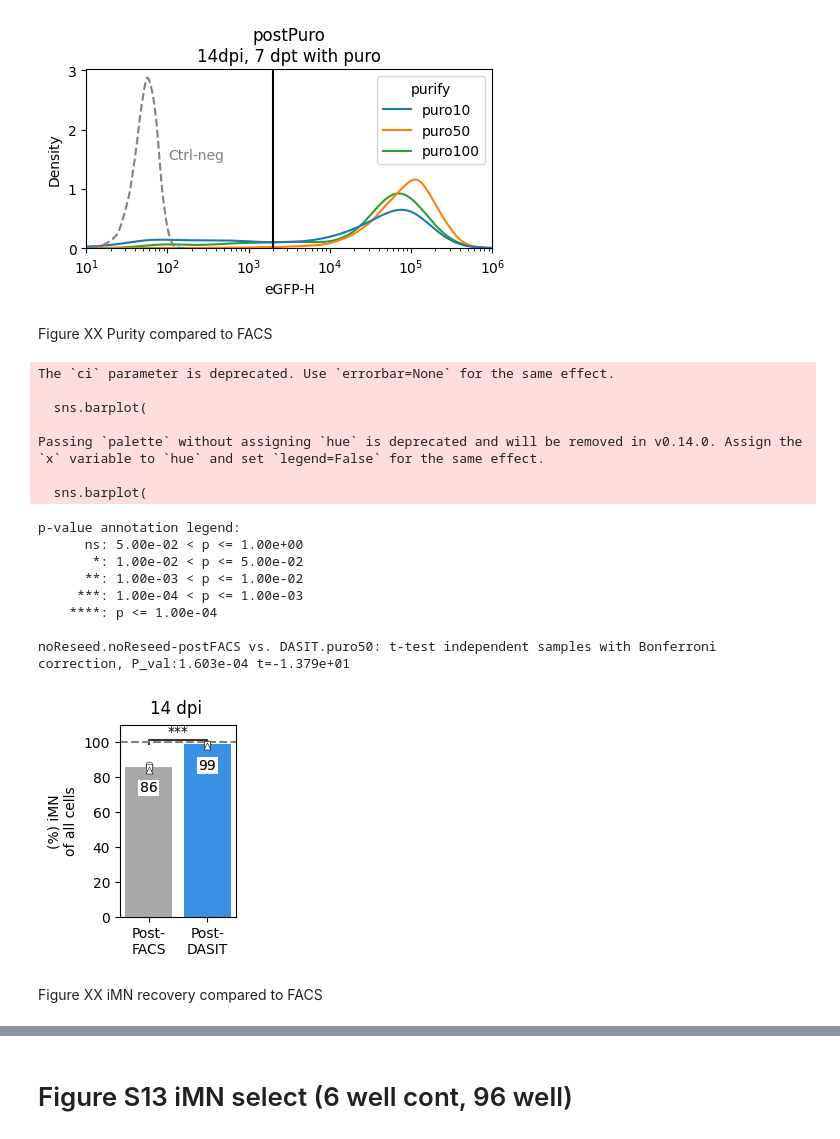
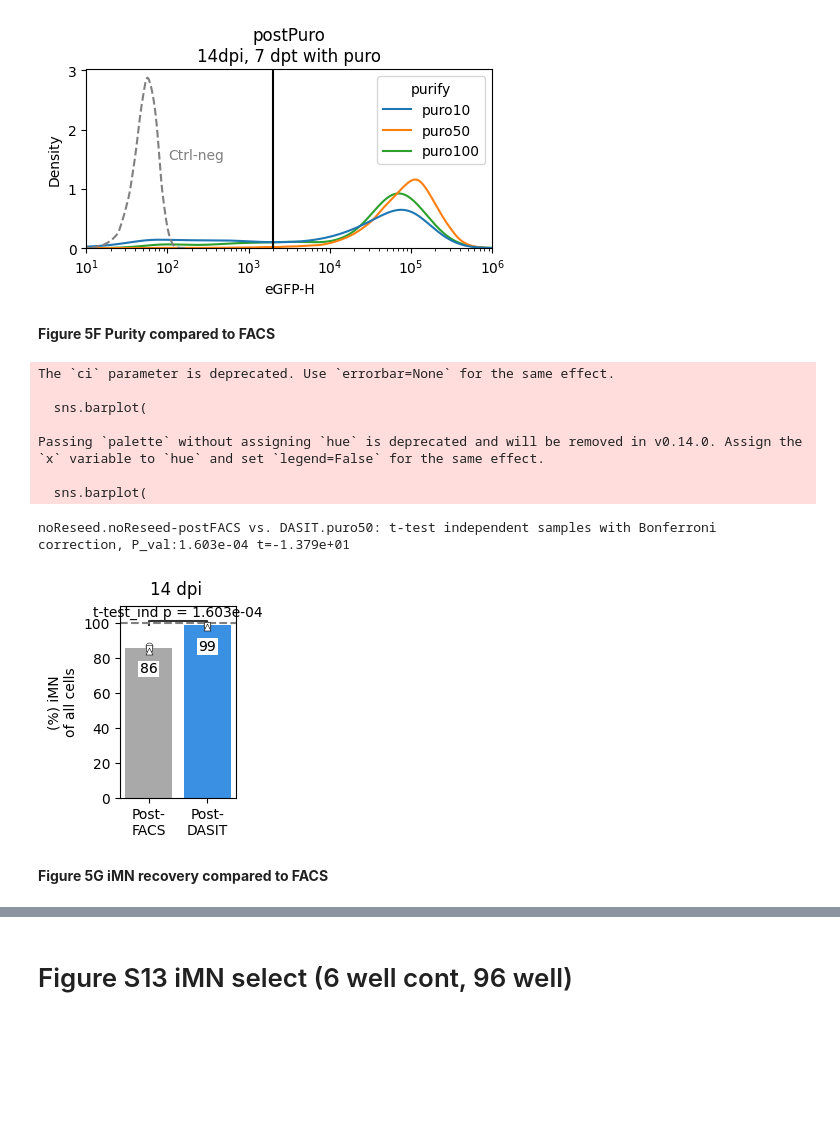
Before and after one commit to GallowayLabMIT/dasit_manuscript, a Jupyter notebook: Figure_XX_iMN/6_iMN_purify.ipynb, the cells around one changed output, grey strips where cells are left out. Drawn from its saved outputs; the diff is of its cells as text; code cells hidden in the pictures; blank space fills up the shorter version.

Commit message:
Updates with p-values

```diff
--- a/Figure_XX_iMN/6_iMN_purify.ipynb
+++ b/Figure_XX_iMN/6_iMN_purify.ipynb
@@ -872,7 +921,7 @@ data_iMN_percent_reps_NBW = (count_df_reps_NBW*100/count_df_reps_NBW.groupby([*g
 # Extract just the iMNs
 data_iMN_percent_reps_NBW = data_iMN_percent_reps_NBW.loc[(data_iMN_percent_reps_NBW['eGFP_cat'] == 'iMN')]
 # %% [markdown]
-Figure XX Purity compared to FACS
+**Figure 5F Purity compared to FACS**
 # %%
 # General plotting params
 x = 'cond.purifyCond'
@@ -918,44 +967,37 @@ ax.set_xticklabels([label_dict[l] for l in order])
 
 # Add in stats
 # Pairs for stats comp
 pairs = [('DASIT.puro50', 'noReseed.noReseed-postFACS')]
 annot = Annotator(ax=ax,
     data=df_counts_14dpi, pairs=pairs,
     x=x, y=y,
     order=order)
-annot.configure(test='t-test_ind', comparisons_correction='Bonferroni', text_format='star', loc='inside', verbose=2)
+annot.configure(test='t-test_ind', comparisons_correction='Bonferroni', text_format='full', loc='inside', verbose=2) # Change full to stars for annotated output
 annot.apply_test().annotate(line_offset_to_group=0)
 
 
 # Formatting
 ax.yaxis.set_label_text('(%) iMN\nof all cells')
 ax.xaxis.set_label_text('')
 ax.set_ylim([0, 110])
 ax.axhline(100, 0, 1, color='grey', linestyle='--')
 
 # Format
 plt.suptitle(f'14 dpi')
 plottitle = f'Figure_5F_iMN_bar_purity_POST.svg'
 plt.savefig(rd.outfile(output_path/plottitle),bbox_inches='tight')
 # %% [output]
 The `ci` parameter is deprecated. Use `errorbar=None` for the same effect.
 
   sns.barplot(
 
 Passing `palette` without assigning `hue` is deprecated and will be removed in v0.14.0. Assign the `x` variable to `hue` and set `legend=False` for the same effect.
 
   sns.barplot(
-p-value annotation legend:
-      ns: 5.00e-02 < p <= 1.00e+00
-       *: 1.00e-02 < p <= 5.00e-02
-      **: 1.00e-03 < p <= 1.00e-02
-     ***: 1.00e-04 < p <= 1.00e-03
-    ****: p <= 1.00e-04
-
 noReseed.noReseed-postFACS vs. DASIT.puro50: t-test independent samples with Bonferroni correction, P_val:1.603e-04 t=-1.379e+01
-[figure, old version]
+[figure, new version]
 # %% [markdown]
-Figure XX iMN recovery compared to FACS
+**Figure 5G iMN recovery compared to FACS**
 # %%
 # General plotting params
 x = 'cond.purifyCond'
```
Also changed, not shown: parts of 14 cells of this notebook, 7 other files.
